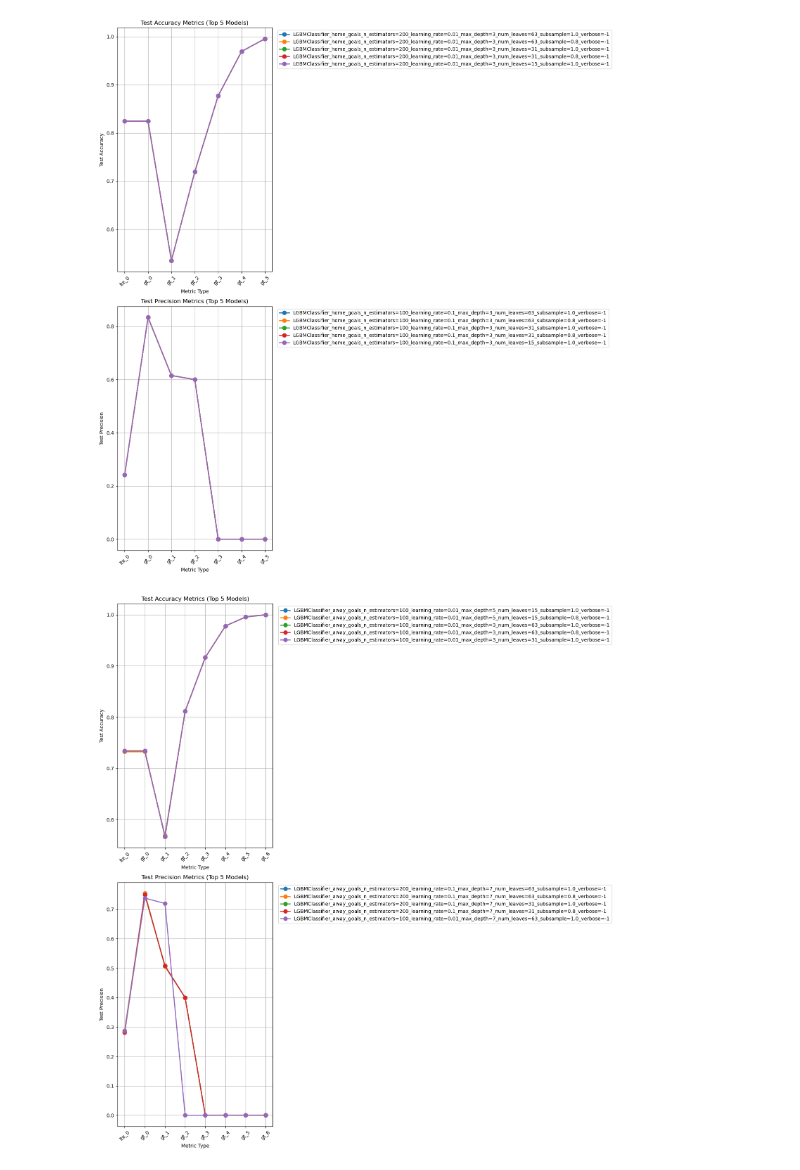
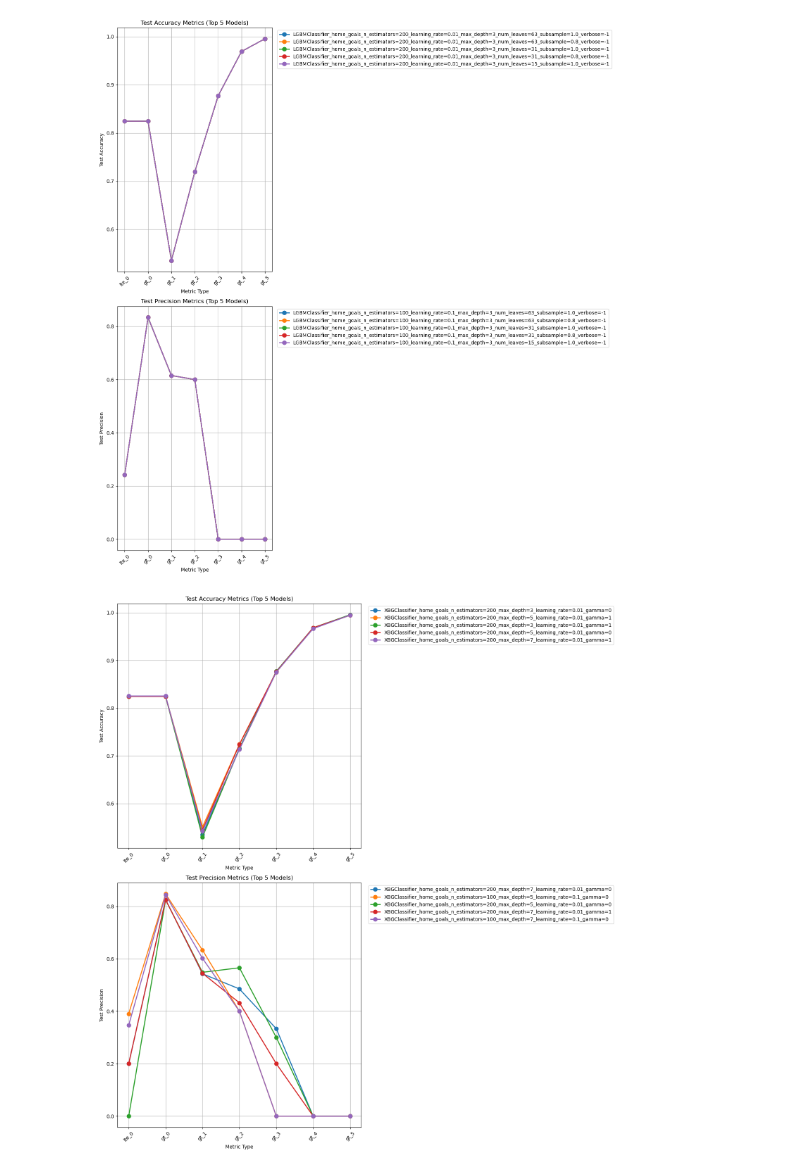
Before and after one commit to 1111111huang/betbot, a Jupyter notebook: notebooks/modeling/baseline.ipynb, the cells around one changed output. Saved outputs shown, nothing was run; the diff lists cells and outputs as text; code cells hidden in the pictures.

```diff
--- a/notebooks/modeling/baseline.ipynb
+++ b/notebooks/modeling/baseline.ipynb
@@ -111,11 +111,11 @@ plot_metrics_for_target_and_model(
 # %%
 plot_metrics_for_target_and_model(
     experiment_name=TRAINGING_CONFIG['experiment_name'],
-    target_col="away_goals",
-    model_name="LGBMClassifier",
+    target_col="home_goals",
+    model_name="XBGClassifier",
     tracking_uri=f"{REPO_PATH}/mlflow"
 )
 # %% [output]
-[figure, old version]
+[figure, new version]
 # %%
 plot_run_metrics_by_split(experiment_name=TRAINGING_CONFIG['experiment_name'],
```
Also changed, not shown: parts of 2 cells of this notebook, 6 other files.
